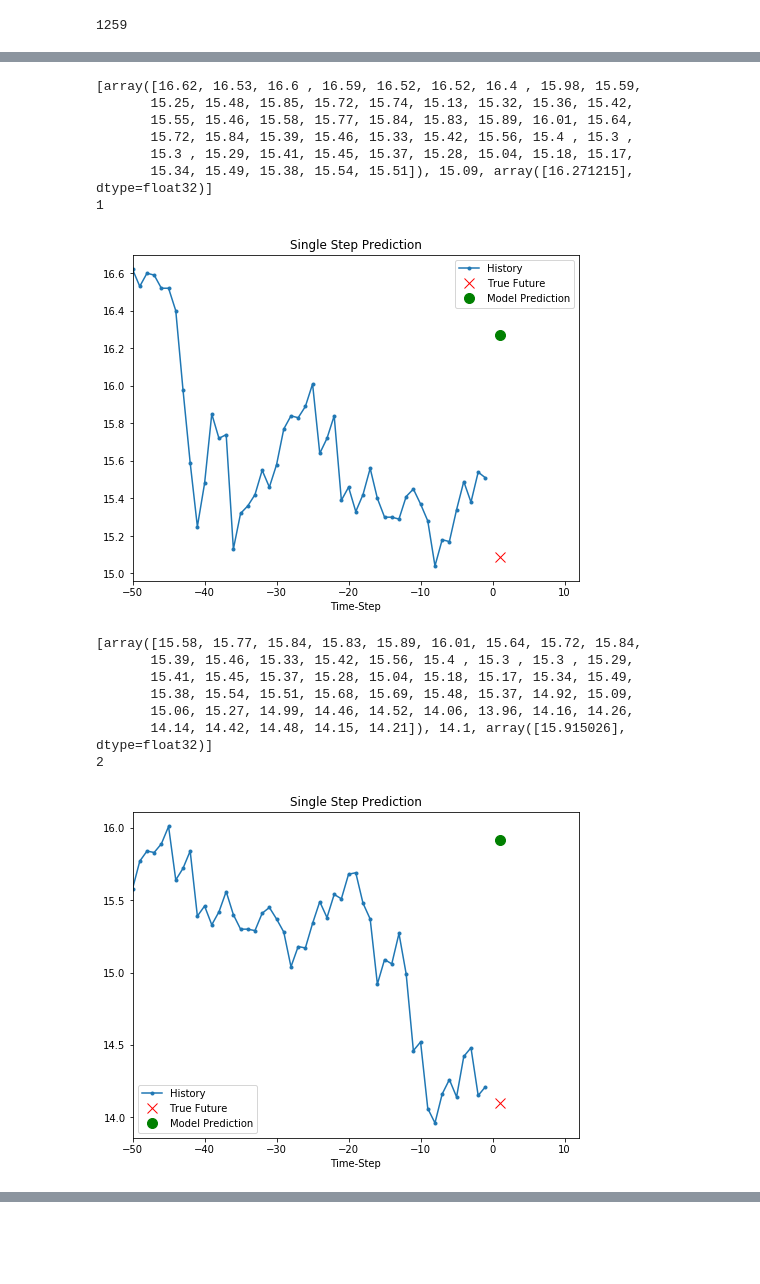
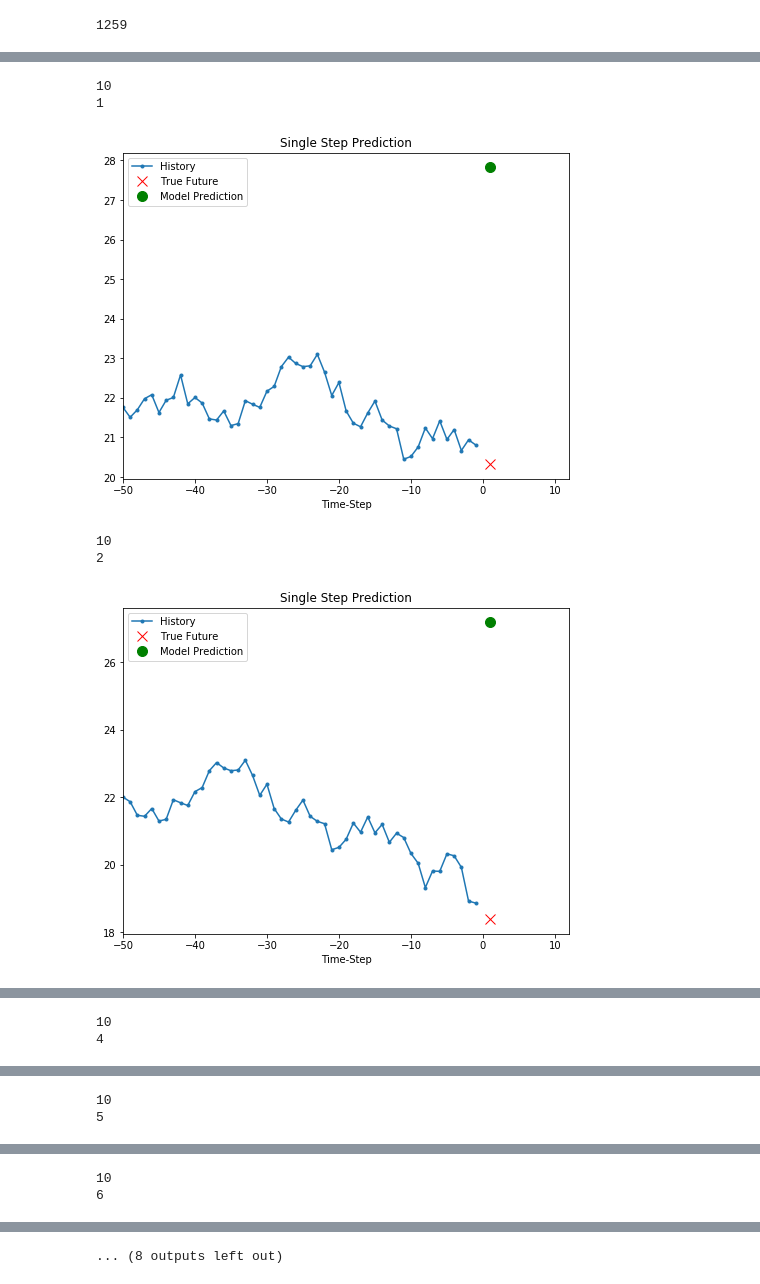
Before and after one commit to whitenick/cashflow, a Jupyter notebook: stock_model.ipynb, the cells around one changed output, grey strips where cells are left out. Saved outputs shown, nothing was run; the diff lists cells and outputs as text; code cells hidden in the pictures; blank space fills up the shorter version.

```diff
--- a/stock_model.ipynb
+++ b/stock_model.ipynb
@@ -10,7 +10,7 @@ from models import functions
 mpl.rcParams['figure.figsize'] = (8, 6)
 mpl.rcParams['axes.grid'] = False
 # %%
-df = pd.read_csv('notebook/NRZ_history.csv', index_col=0)
+df = pd.read_csv('notebook/MGM_history.csv', index_col=0)
 # %%
 df.head()
 # %% [output]
@@ -28,13 +28,13 @@ TRAIN_SPLIT
 1007
 # %%
 # constants
-EVALUATION_INTERVAL = 65
+EVALUATION_INTERVAL = 200
 EPOCHS = 10
 
-BATCH_SIZE = 20
+BATCH_SIZE = 10
 BUFFER_SIZE = 10000
 # %%
-features_considered = ['close', 'vwap']
+features_considered = ['close', 'high', 'low', 'open', 'vwap', 'changeOverTime']
 # %%
 features = df[features_considered]
 print(features)
@@ -160,28 +160,17 @@ print(val_data_single)
 # %%
 count = 0
 for x, y in val_data_single:
-    print([x[0][:, 0].numpy(), y[0].numpy(),
-                    single_step_model.predict(x)[0]])
+    print(len(x))
     plot = functions.show_plot([x[0][:, 0].numpy(), y[0].numpy(),
                     single_step_model.predict(x)[0]], 1,
                    'Single Step Prediction')
     count = count + 1
     print (count)
     plot.show()
 # %% [output]
-[array([16.62, 16.53, 16.6 , 16.59, 16.52, 16.52, 16.4 , 15.98, 15.59,
-       15.25, 15.48, 15.85, 15.72, 15.74, 15.13, 15.32, 15.36, 15.42,
-       15.55, 15.46, 15.58, 15.77, 15.84, 15.83, 15.89, 16.01, 15.64,
-       15.72, 15.84, 15.39, 15.46, 15.33, 15.42, 15.56, 15.4 , 15.3 ,
-       15.3 , 15.29, 15.41, 15.45, 15.37, 15.28, 15.04, 15.18, 15.17,
-       15.34, 15.49, 15.38, 15.54, 15.51]), 15.09, array([16.271215], dtype=float32)]
+10
 1
-[figure, old version]
+[figure, new version]
-[array([15.58, 15.77, 15.84, 15.83, 15.89, 16.01, 15.64, 15.72, 15.84,
-       15.39, 15.46, 15.33, 15.42, 15.56, 15.4 , 15.3 , 15.3 , 15.29,
-       15.41, 15.45, 15.37, 15.28, 15.04, 15.18, 15.17, 15.34, 15.49,
-       15.38, 15.54, 15.51, 15.68, 15.69, 15.48, 15.37, 14.92, 15.09,
-       15.06, 15.27, 14.99, 14.46, 14.52, 14.06, 13.96, 14.16, 14.26,
-       14.14, 14.42, 14.48, 14.15, 14.21]), 14.1, array([15.915026], dtype=float32)]
+10
 2
-[figure, old version]
+[figure, new version]
@@ -195,0 +180,2 @@ for x, y in val_data_single:
+10
+4
@@ -195,0 +183,2 @@ for x, y in val_data_single:
+10
+5
@@ -195,0 +186,2 @@ for x, y in val_data_single:
+10
+6
@@ -195,0 +189 @@ for x, y in val_data_single:
+... (8 outputs left out)
```
Also changed, not shown: parts of 10 cells of this notebook, 2 other files.
